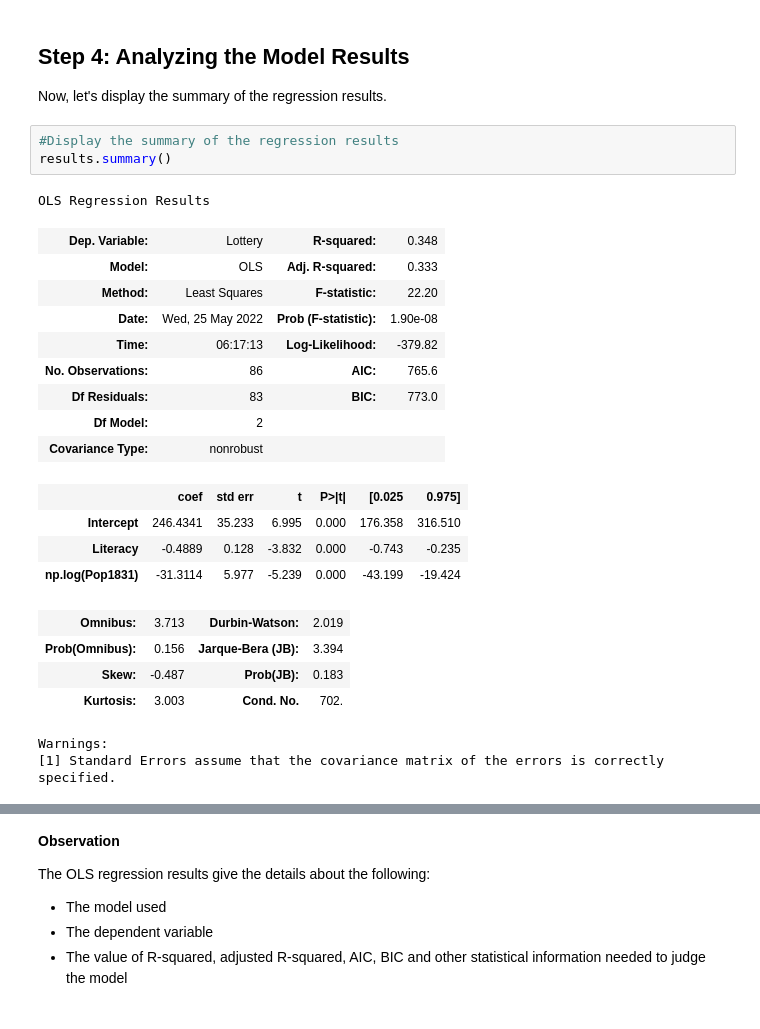
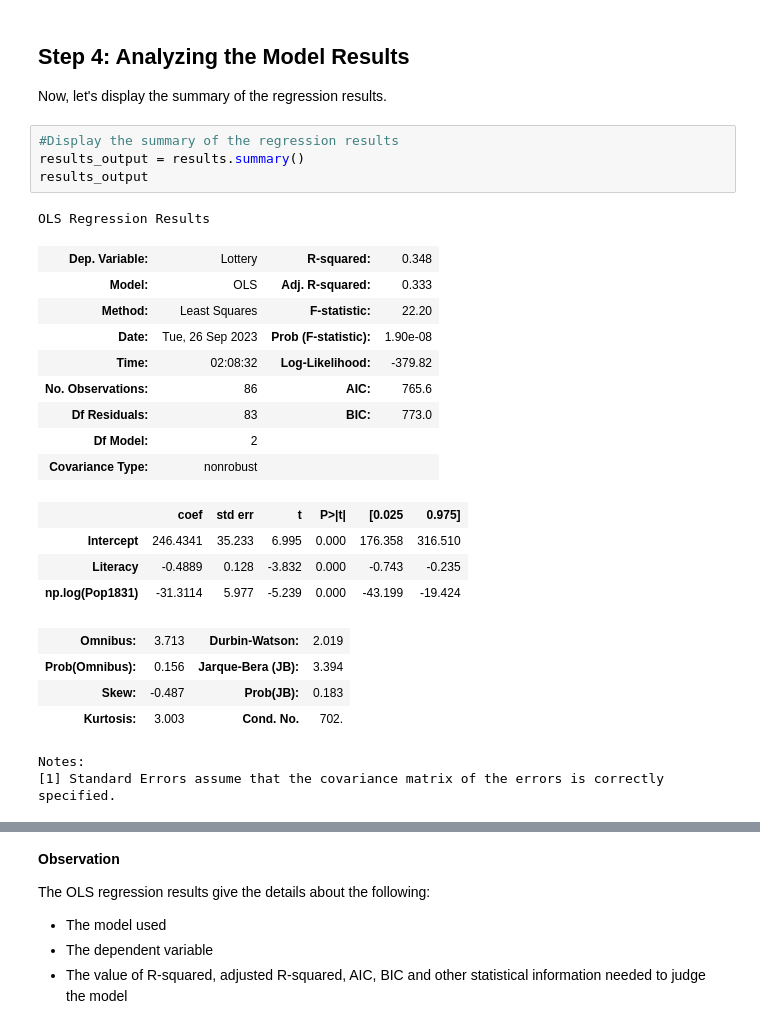
Before and after one commit to wongstein/teaching-notebooks, a Jupyter notebook: programming_notebooks/3.13_Introduction_to_Statsmodels_API_Part_A.ipynb, the cells around one changed output, grey strips where cells are left out. Saved outputs shown, nothing was run; the diff lists cells and outputs as text.

```diff
--- a/programming_notebooks/3.13_Introduction_to_Statsmodels_API_Part_A.ipynb
+++ b/programming_notebooks/3.13_Introduction_to_Statsmodels_API_Part_A.ipynb
@@ -59,14 +187,15 @@ results = smf.ols('Lottery ~ Literacy + np.log(Pop1831)',data = data).fit()
 Now, let's display the summary of the regression results.
 # %%
 #Display the summary of the regression results
-results.summary()
+results_output = results.summary()
+results_output
 # %% [output]
 OLS Regression Results
 | Dep. Variable: | Lottery | R-squared: | 0.348 |
 | Model: | OLS | Adj. R-squared: | 0.333 |
 | Method: | Least Squares | F-statistic: | 22.20 |
-| Date: | Wed, 25 May 2022 | Prob (F-statistic): | 1.90e-08 |
-| Time: | 06:17:13 | Log-Likelihood: | -379.82 |
+| Date: | Tue, 26 Sep 2023 | Prob (F-statistic): | 1.90e-08 |
+| Time: | 02:08:32 | Log-Likelihood: | -379.82 |
 | No. Observations: | 86 | AIC: | 765.6 |
 | Df Residuals: | 83 | BIC: | 773.0 |
 | Df Model: | 2 |  |  |
@@ -79,5 +208,5 @@ OLS Regression Results
 | Prob(Omnibus): | 0.156 | Jarque-Bera (JB): | 3.394 |
 | Skew: | -0.487 | Prob(JB): | 0.183 |
 | Kurtosis: | 3.003 | Cond. No. | 702. |
-Warnings:
+Notes:
 [1] Standard Errors assume that the covariance matrix of the errors is correctly specified.
```
Also changed, not shown: parts of 18 cells of this notebook, 2 other files.
